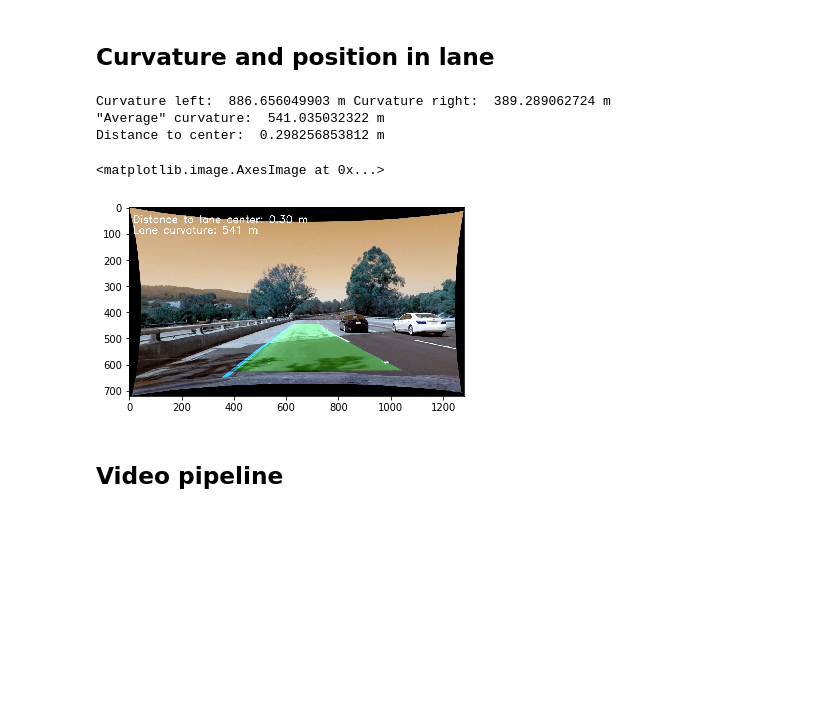
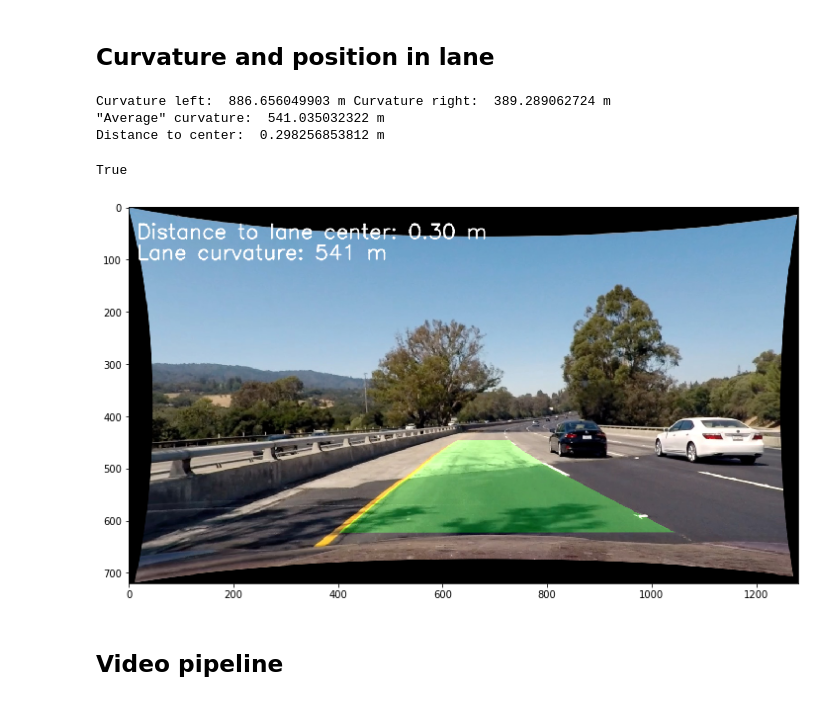
Before and after one commit to mandermo/CarND-Advanced-Lane-Lines, a Jupyter notebook: AdvancedLaneFinding.ipynb, the cells around one changed output. Saved outputs shown, nothing was run; the diff lists cells and outputs as text; code cells hidden in the pictures; blank space fills up the shorter version.

```diff
--- a/AdvancedLaneFinding.ipynb
+++ b/AdvancedLaneFinding.ipynb
@@ -507,36 +509,37 @@ def find_curvature_radius(poly):
 
 def average_curve_radius(left_curverad,right_curverad):
     # To me radius feels a bit more volatile than the inverse radius, so I average the inverse radius
     return 2./(1./left_curverad + 1./right_curverad)
 
 def find_distance_to_center(left_fit, right_fit):
     leftpos = np.poly1d(left_fit)(y_eval)
     rightpos = np.poly1d(right_fit)(y_eval)
     lanemiddlepixel = (leftpos + rightpos)/2.
     dist_to_center_pixel = np.absolute(unwrapped_dim[0]/2 - lanemiddlepixel)
     dist_to_center = xm_per_pix * dist_to_center_pixel
     return dist_to_center
 
 left_curverad,right_curverad=find_curvature_radius(left_fit), find_curvature_radius(right_fit)
 print('Curvature left: ', left_curverad, 'm', 'Curvature right: ', right_curverad, 'm')
 average_curverad = average_curve_radius(left_curverad,right_curverad)
 print('"Average" curvature: ', average_curverad, 'm')
 dist_to_center = find_distance_to_center(left_fit, right_fit)
 print('Distance to center: ', dist_to_center, 'm')
 
 def draw_info(img, average_curverad, dist_to_center):
     cv2.putText(img,'Distance to lane center: {:.2f} m'.format(dist_to_center),(15,60), cv2.FONT_HERSHEY_SIMPLEX, 1.3,(255,255,255),2,cv2.LINE_AA)
     cv2.putText(img,'Lane curvature: {:.0f} m'.format(average_curverad),(15,100), cv2.FONT_HERSHEY_SIMPLEX, 1.3,(255,255,255),2,cv2.LINE_AA)
 
 imgwithinfo = imagewithcoloredlane.copy()
 draw_info(imgwithinfo, average_curverad, dist_to_center)
-plt.imshow(imgwithinfo)
+plt.imshow(cv2.cvtColor(imgwithinfo, cv2.COLOR_BGR2RGB))
+cv2.imwrite('output_images/lanestats.jpg',imgwithinfo)
 # %% [output]
 Curvature left:  886.656049903 m Curvature right:  389.289062724 m
 "Average" curvature:  541.035032322 m
 Distance to center:  0.298256853812 m
-<matplotlib.image.AxesImage at 0x...>
+True
-[figure, old version]
+[figure, new version]
 # %%
 def fit_polynom_around_old_polynom(warpedthresholded, left_fit, right_fit):
     # Assume you now have a new warped binary image
```
Also changed, not shown: parts of 6 cells of this notebook, 3 other files.
